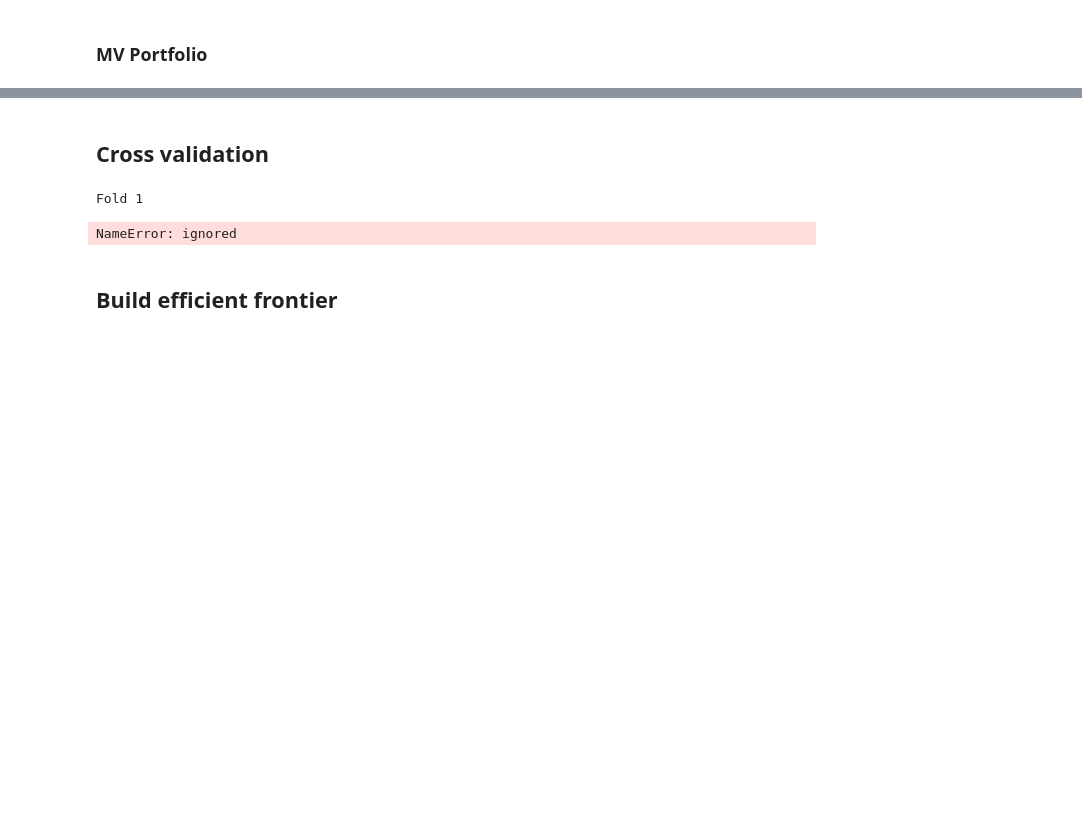
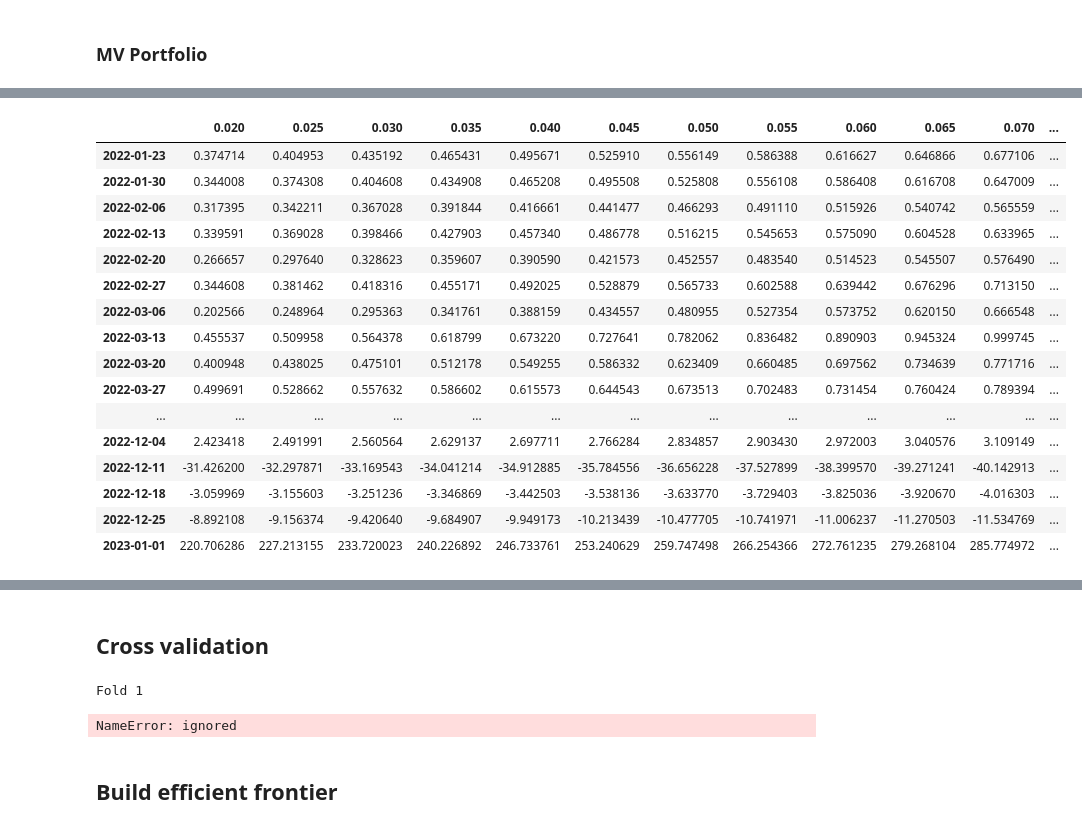
Before and after one commit to florencetsang/ml-portfolio-poc, a Jupyter notebook: ml_portfolio.ipynb, the cells around one changed output, grey strips where cells are left out. Saved outputs shown, nothing was run; the diff lists cells and outputs as text; code cells hidden in the pictures; blank space fills up the shorter version.

```diff
--- a/ml_portfolio.ipynb
+++ b/ml_portfolio.ipynb
@@ -572,2 +593,5 @@ plt.show()
 # %% [markdown]
 ### MV Portfolio
+# %%
+dataset = get_mv_dataset_for_date(date(2023,1,1))
+r, cov = get_sample_return_and_covariance(dataset)
@@ -573,0 +612,16 @@ plt.show()
+# %%
+def calculate_markovitz_weights(r, cov, m):
+  r = r.to_numpy()
+  cov = cov.to_numpy()
+  cov_inv = np.linalg.inv(cov)
+  ones = [1,1]
+  a = np.matmul(np.matmul(r, cov_inv), ones)
+  b = np.matmul(np.matmul(r, cov_inv), r)
+  c = np.matmul(np.matmul(ones, cov_inv), ones)
+  # print(r, cov, cov_inv,a,b,c)
+  numerator = b * np.matmul(cov_inv, ones) - a * np.matmul(cov_inv, r)  + m * (c * np.matmul(cov_inv, r) - a * np.matmul(cov_inv, ones))
+  denominator = b*c-pow(a,2)
+  x =  numerator / denominator
+  # print(numerator,denominator,x)
+  #/ (b*c-a^2)
+  return x
@@ -574,5 +646,4 @@ plt.show()
 # %%
-ms = np.arange(0.02, 0.1, 0.005)
 mv_backtest_weights = pd.DataFrame(columns = ms)
 mv_backtest_returns = pd.DataFrame(columns = ms)
 
@@ -583,18 +654,14 @@ for date in daterange:
   weights = []
   rets = []
   for m in ms:
-    weight = MinimizeRiskConstr(r, cov, 2, m)
-    high_risk_weight = weight.x[0]
-    ret = get_mv_backtest_return(date, high_risk_weight)
+    weight = calculate_markovitz_weights(r, cov, m)
+    high_risk_weight = weight[1]
+    # ret = get_mv_backtest_return(date, high_risk_weight)
     weights.append(high_risk_weight)
-    rets.append(ret)
+    # rets.append(ret)
   mv_backtest_weights.loc[date] = weights
-  mv_backtest_returns.loc[date] = rets
-
-  # a,b = train_and_get_a_b(dataset[:-1])
-  # with torch.no_grad():
-  #   y_test = torch.exp(torch.matmul(torch.from_numpy(dataset[-1][:-1]), a)) / (torch.exp (torch.matmul(torch.from_numpy(dataset[-1][:-1]), a)) + torch.exp(torch.matmul(torch.from_numpy(dataset[-1][:-1]), b)))
-  #   print(y_test)
-  #   parameters.loc[date] = [a,b,y_test.numpy()]
+  # mv_backtest_returns.loc[date] = rets
+  # print(weights)
+  # print(rets)
 # %% [output]
 2003-09-21 00:00:00
@@ -605,0 +684,20 @@ for date in daterange:
+# %%
+mv_backtest_weights.tail(50)
+# %% [output]
+|  | 0.020 | 0.025 | 0.030 | 0.035 | 0.040 | 0.045 | 0.050 | 0.055 | 0.060 | 0.065 | 0.070 | ... |
+| 2022-01-23 | 0.374714 | 0.404953 | 0.435192 | 0.465431 | 0.495671 | 0.525910 | 0.556149 | 0.586388 | 0.616627 | 0.646866 | 0.677106 | ... |
+| 2022-01-30 | 0.344008 | 0.374308 | 0.404608 | 0.434908 | 0.465208 | 0.495508 | 0.525808 | 0.556108 | 0.586408 | 0.616708 | 0.647009 | ... |
+| 2022-02-06 | 0.317395 | 0.342211 | 0.367028 | 0.391844 | 0.416661 | 0.441477 | 0.466293 | 0.491110 | 0.515926 | 0.540742 | 0.565559 | ... |
+| 2022-02-13 | 0.339591 | 0.369028 | 0.398466 | 0.427903 | 0.457340 | 0.486778 | 0.516215 | 0.545653 | 0.575090 | 0.604528 | 0.633965 | ... |
+| 2022-02-20 | 0.266657 | 0.297640 | 0.328623 | 0.359607 | 0.390590 | 0.421573 | 0.452557 | 0.483540 | 0.514523 | 0.545507 | 0.576490 | ... |
+| 2022-02-27 | 0.344608 | 0.381462 | 0.418316 | 0.455171 | 0.492025 | 0.528879 | 0.565733 | 0.602588 | 0.639442 | 0.676296 | 0.713150 | ... |
+| 2022-03-06 | 0.202566 | 0.248964 | 0.295363 | 0.341761 | 0.388159 | 0.434557 | 0.480955 | 0.527354 | 0.573752 | 0.620150 | 0.666548 | ... |
+| 2022-03-13 | 0.455537 | 0.509958 | 0.564378 | 0.618799 | 0.673220 | 0.727641 | 0.782062 | 0.836482 | 0.890903 | 0.945324 | 0.999745 | ... |
+| 2022-03-20 | 0.400948 | 0.438025 | 0.475101 | 0.512178 | 0.549255 | 0.586332 | 0.623409 | 0.660485 | 0.697562 | 0.734639 | 0.771716 | ... |
+| 2022-03-27 | 0.499691 | 0.528662 | 0.557632 | 0.586602 | 0.615573 | 0.644543 | 0.673513 | 0.702483 | 0.731454 | 0.760424 | 0.789394 | ... |
+| ... | ... | ... | ... | ... | ... | ... | ... | ... | ... | ... | ... | ... |
+| 2022-12-04 | 2.423418 | 2.491991 | 2.560564 | 2.629137 | 2.697711 | 2.766284 | 2.834857 | 2.903430 | 2.972003 | 3.040576 | 3.109149 | ... |
+| 2022-12-11 | -31.426200 | -32.297871 | -33.169543 | -34.041214 | -34.912885 | -35.784556 | -36.656228 | -37.527899 | -38.399570 | -39.271241 | -40.142913 | ... |
+| 2022-12-18 | -3.059969 | -3.155603 | -3.251236 | -3.346869 | -3.442503 | -3.538136 | -3.633770 | -3.729403 | -3.825036 | -3.920670 | -4.016303 | ... |
+| 2022-12-25 | -8.892108 | -9.156374 | -9.420640 | -9.684907 | -9.949173 | -10.213439 | -10.477705 | -10.741971 | -11.006237 | -11.270503 | -11.534769 | ... |
+| 2023-01-01 | 220.706286 | 227.213155 | 233.720023 | 240.226892 | 246.733761 | 253.240629 | 259.747498 | 266.254366 | 272.761235 | 279.268104 | 285.774972 | ... |
```
Also changed, not shown: parts of 20 cells of this notebook.
